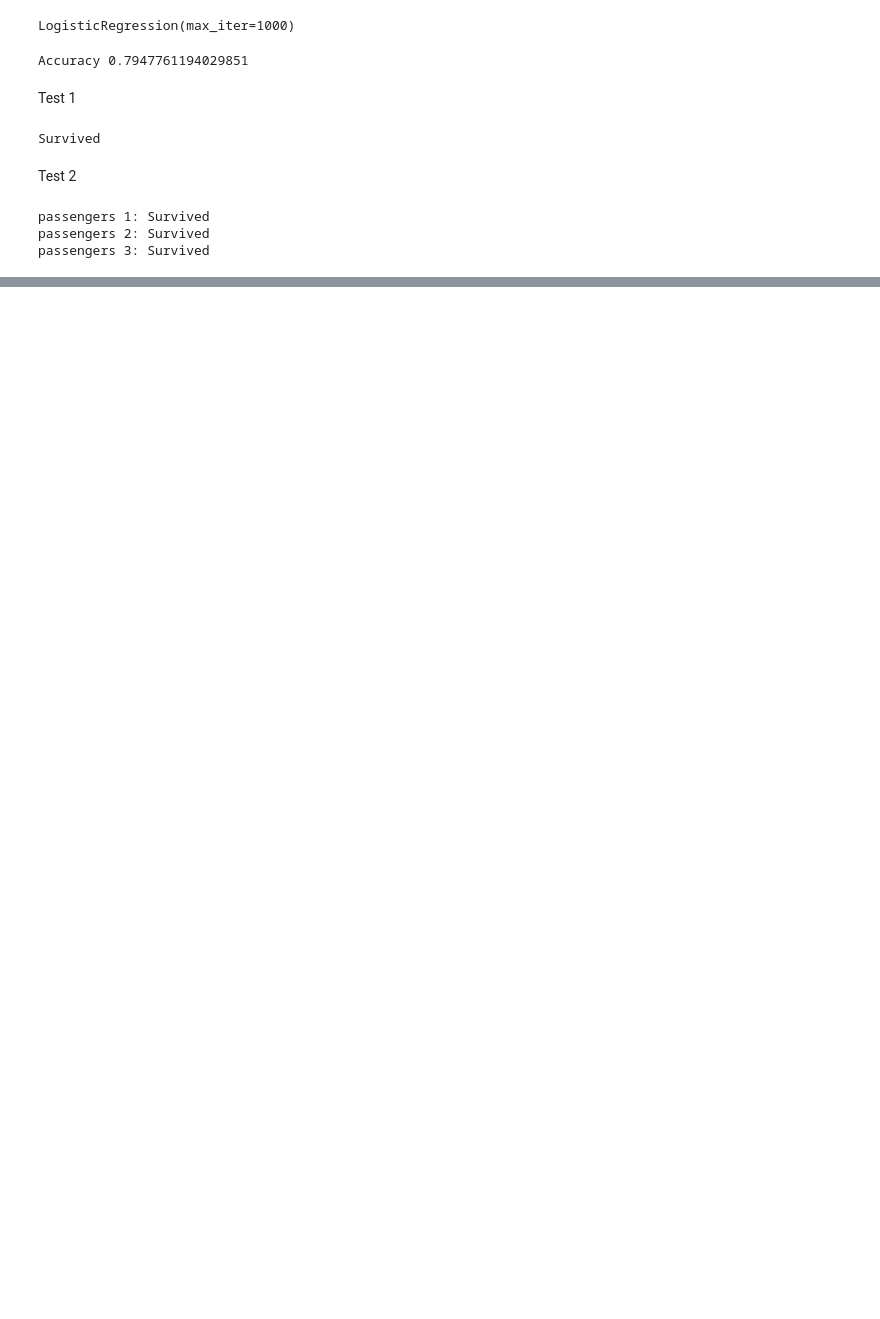
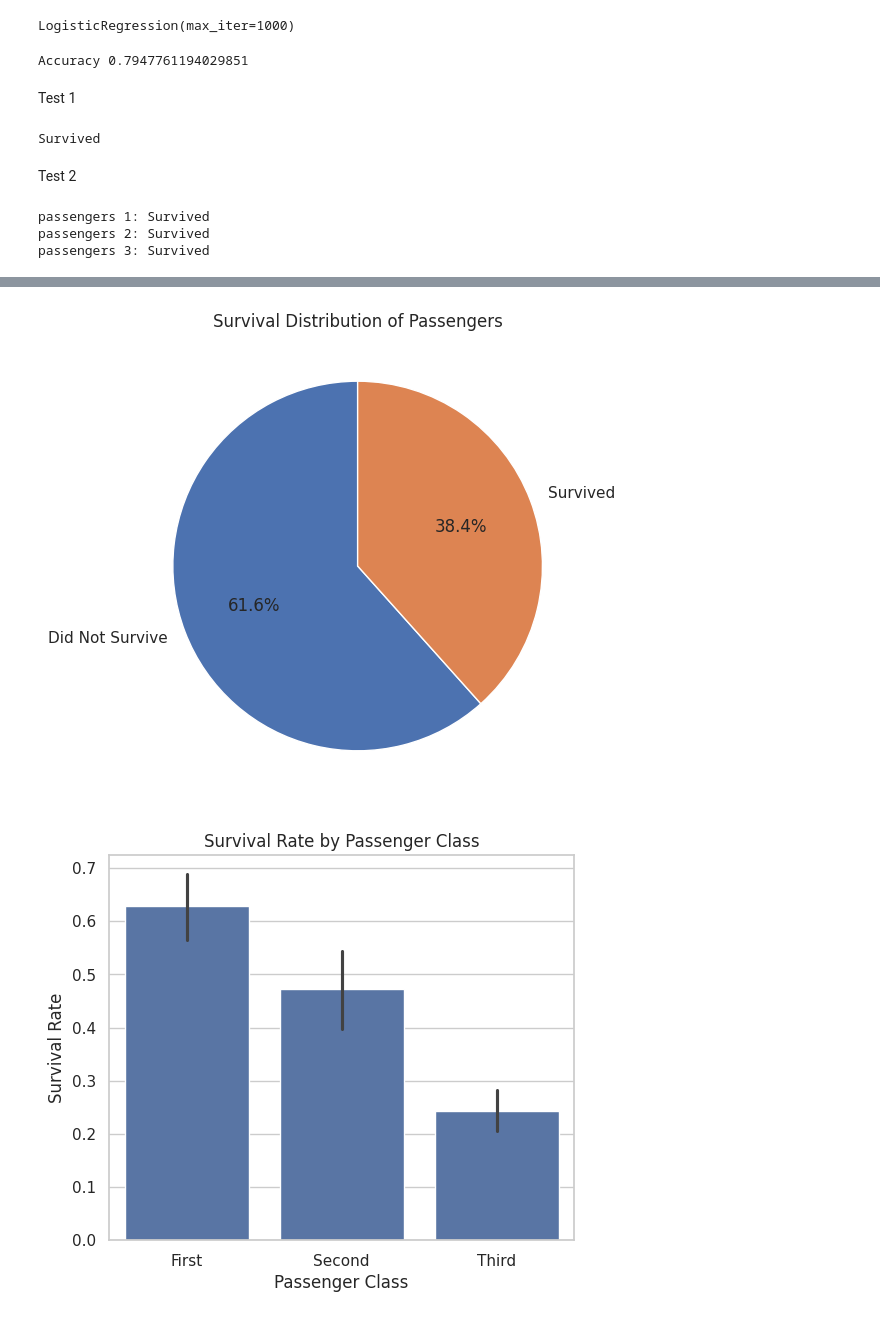
Before and after one commit to borgesjaden-cloud/AIML_ML-Lab, a Jupyter notebook: Exp 2/ML_EXP2_08.ipynb, the cells around one changed output, grey strips where cells are left out. Drawn from its saved outputs; the diff is of its cells as text; code cells hidden in the pictures; blank space fills up the shorter version.

```diff
--- a/Exp 2/ML_EXP2_08.ipynb
+++ b/Exp 2/ML_EXP2_08.ipynb
@@ -324,0 +432,49 @@ passengers 3: Survived
+# %%
+import seaborn as sns
+import matplotlib.pyplot as plt
+
+# Load the dataset
+titanic = sns.load_dataset('titanic')
+
+# Set visual style
+sns.set_theme(style="whitegrid")
+
+# Plot 1: Pie Chart – Survival Distribution
+survival_counts = titanic['survived'].value_counts()
+
+plt.figure(figsize=(6, 6))
+plt.pie(
+    survival_counts,
+    labels=['Did Not Survive', 'Survived'],
+    autopct='%1.1f%%',
+    startangle=90
+)
+plt.title('Survival Distribution of Passengers')
+plt.show()
+
+#  Plot 2: Bar Graph – Survival Rate by Passenger Class
+plt.figure(figsize=(6, 5))
+sns.barplot(data=titanic, x='class', y='survived')
+plt.title('Survival Rate by Passenger Class')
+plt.xlabel('Passenger Class')
+plt.ylabel('Survival Rate')
+plt.show()
+
+#  Plot 3: Histogram – Age Distribution
+plt.figure(figsize=(6, 5))
+sns.histplot(titanic['age'].dropna(), bins=30, kde=True)
+plt.title('Age Distribution of Passengers')
+plt.xlabel('Age')
+plt.ylabel('Count')
+plt.show()
+
+#  Plot 4: Box Plot – Fare Distribution by Passenger Class
+plt.figure(figsize=(6, 5))
+sns.boxplot(data=titanic, x='class', y='fare')
+plt.title('Fare Distribution by Passenger Class')
+plt.xlabel('Passenger Class')
+plt.ylabel('Fare')
+plt.show()
+# %% [output]
+[figure, added]
+[figure, added]
```
Also changed, not shown: parts of 12 cells of this notebook.
